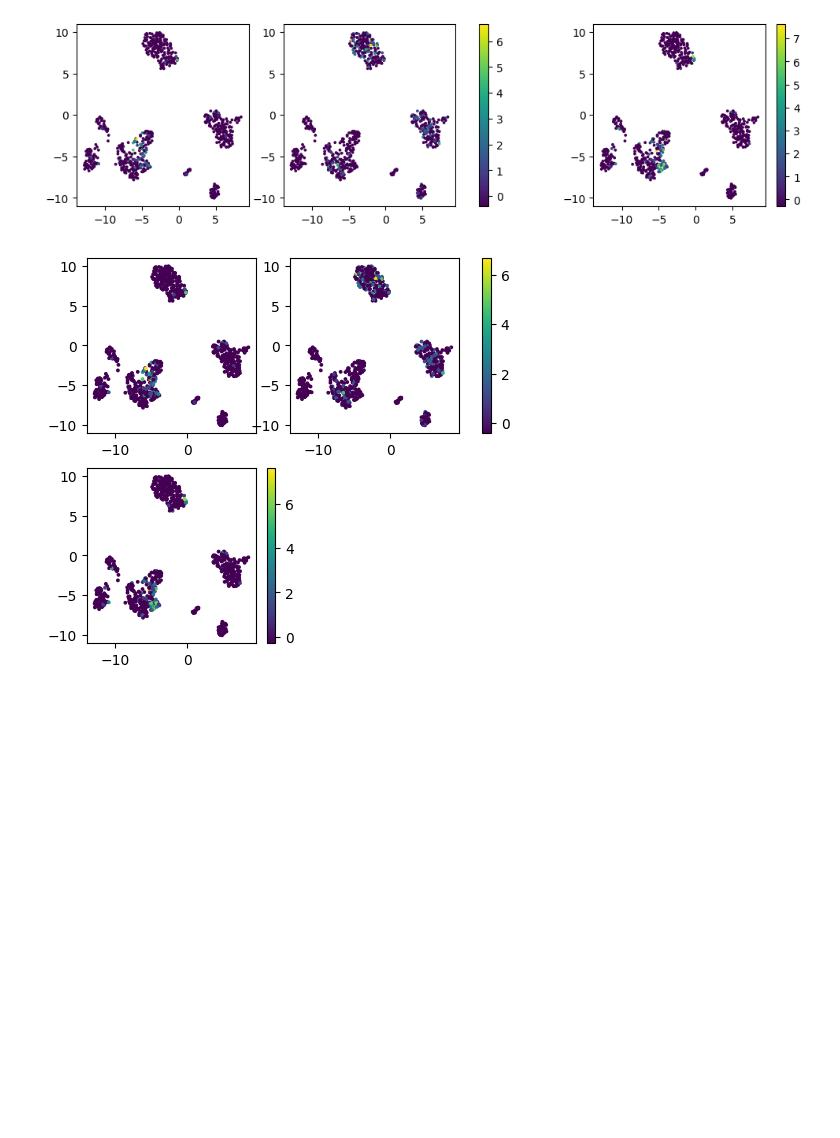
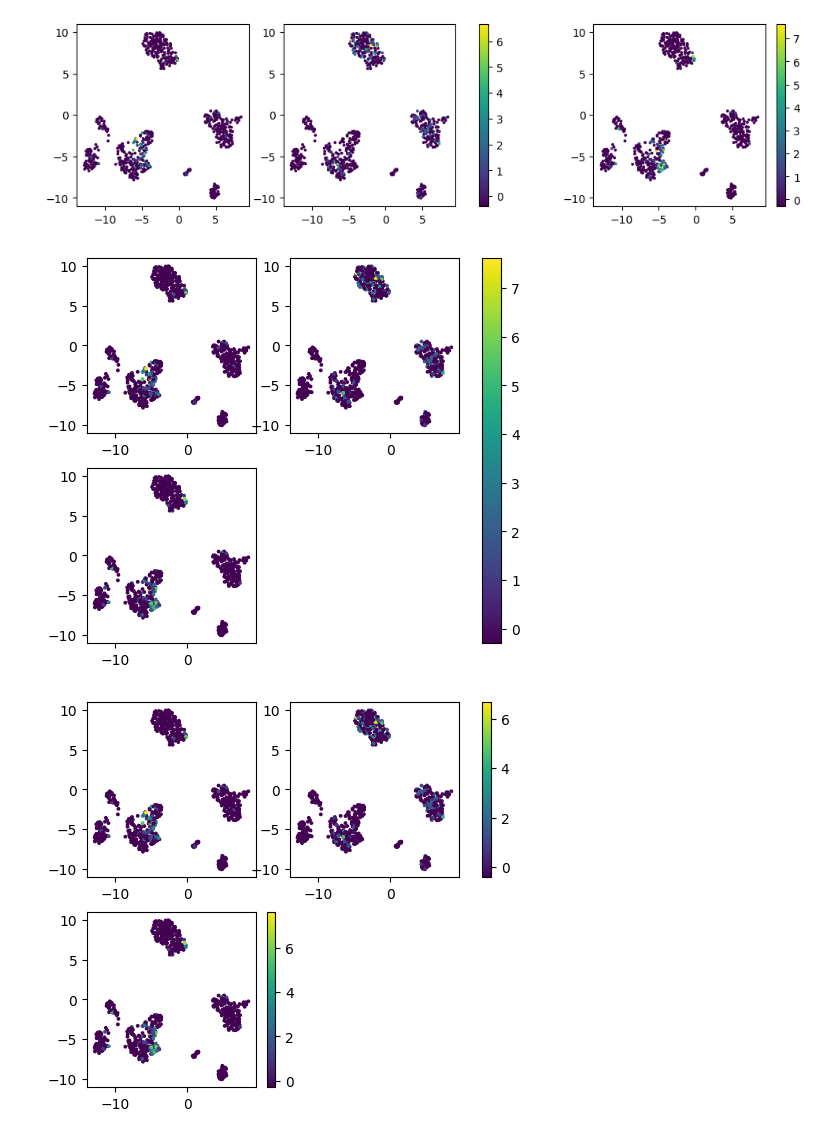
Before and after one commit to scverse/plotting_api, a Jupyter notebook: src/test.ipynb, the cells around one changed output. Saved outputs shown, nothing was run; the diff lists cells and outputs as text; code cells hidden in the pictures; blank space fills up the shorter version.

```diff
--- a/src/test.ipynb
+++ b/src/test.ipynb
@@ -25,6 +25,13 @@ with plt.rc_context({"image.cmap": "plasma"}):
 fig
 # %% [output]
 [figure]
+# %%
+fig = plt.Figure(figsize=(6, 5))
+gs = plt.GridSpec(2, 2, fig)
+plot_umap(adata, color=["CD8A", "CD4", "CD8B"], ax=gs)
+fig
+# %% [output]
+[figure, added]
 # %%
 fig = plt.Figure(figsize=(6, 5))
 gs = plt.GridSpec(2, 2, fig)
```
Also changed, not shown: parts of 2 cells of this notebook, 2 other files.
